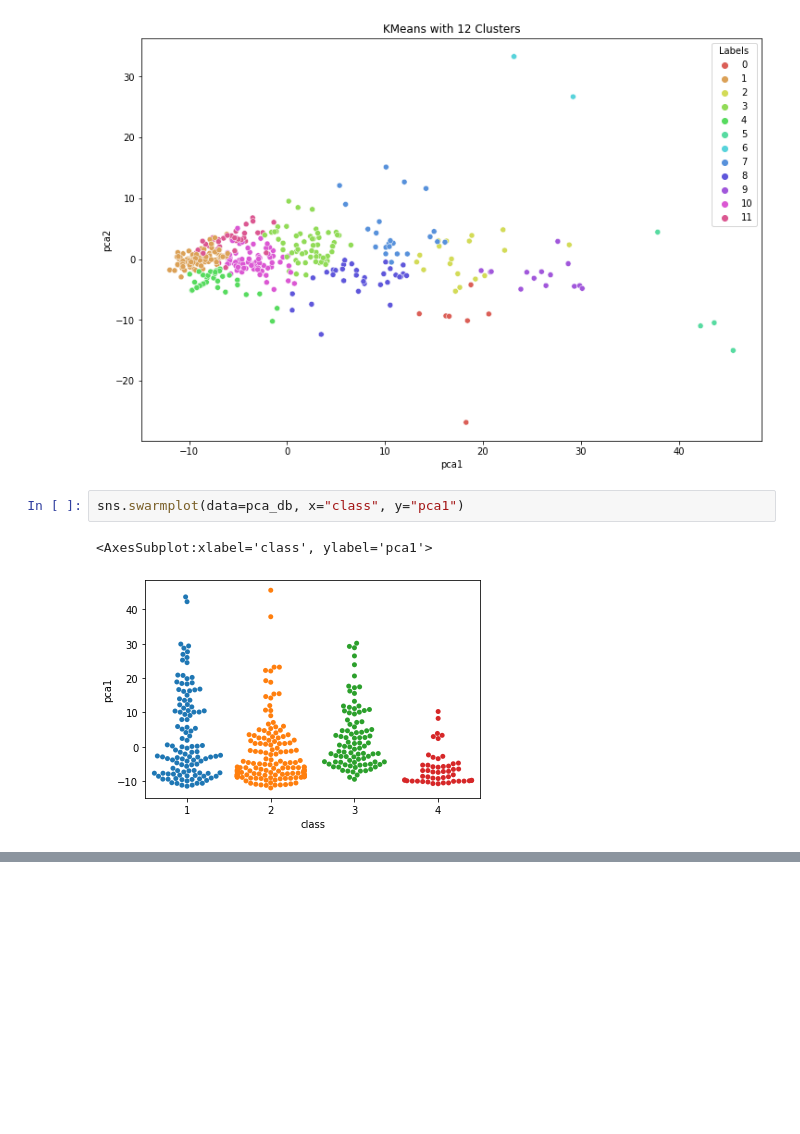
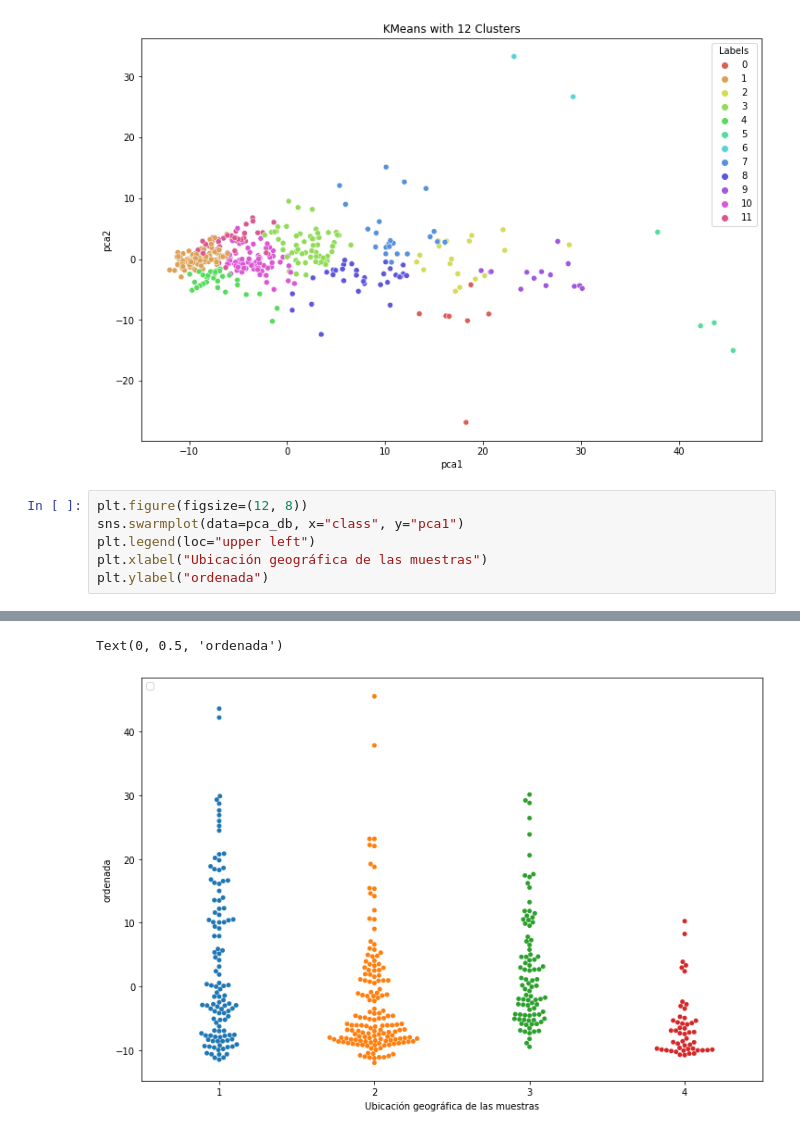
Before and after one commit to roxyconstantine-dev/Proyecto-Final-de-An-lisis-Datos, a Jupyter notebook: Borrador_Proyecto.ipynb, the cells around one changed output, grey strips where cells are left out. Saved outputs shown, nothing was run; the diff lists cells and outputs as text; blank space fills up the shorter version.

```diff
--- a/Borrador_Proyecto.ipynb
+++ b/Borrador_Proyecto.ipynb
@@ -317,8 +317,10 @@ plt.title('KMeans with 12 Clusters')
 plt.show()
 # %% [output]
 [figure]
-# %%
-sns.swarmplot(data=pca_db, x="class", y="pca1")
-# %% [output]
-<AxesSubplot:xlabel='class', ylabel='pca1'>
-[figure, removed]
+# %%
+plt.figure(figsize=(12, 8))
+sns.swarmplot(data=pca_db, x="class", y="pca1")
+plt.legend(loc="upper left")
+plt.xlabel("Ubicación geográfica de las muestras")
+plt.ylabel("ordenada")
+# %% [output]
@@ -324,0 +328,2 @@ sns.swarmplot(data=pca_db, x="class", y="pca1")
+Text(0, 0.5, 'ordenada')
+[figure, added]
```
Also changed, not shown: parts of 1 cell of this notebook.
